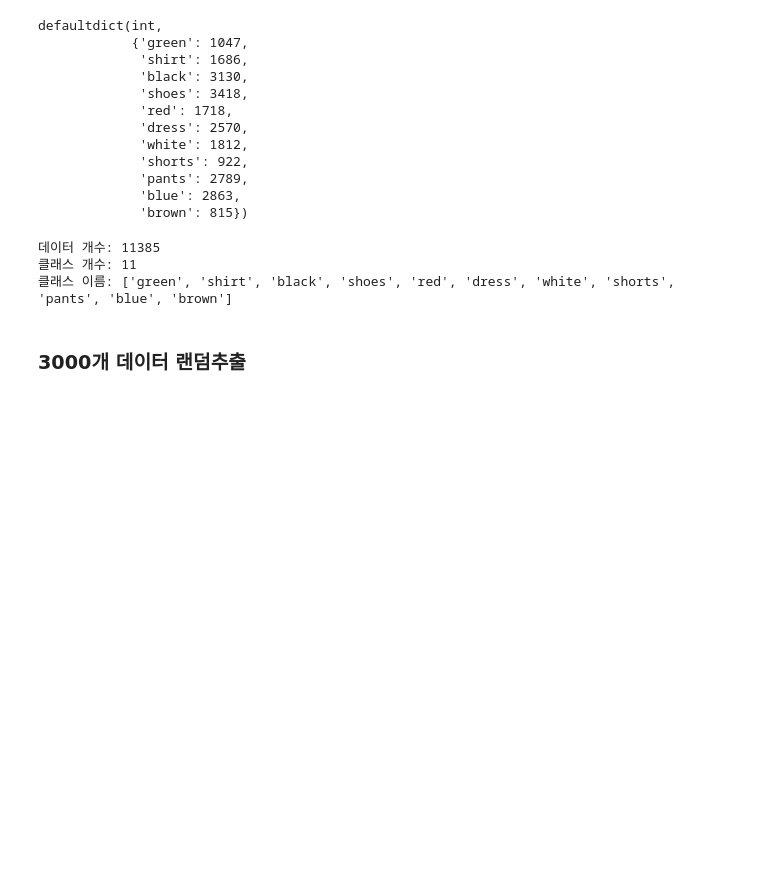
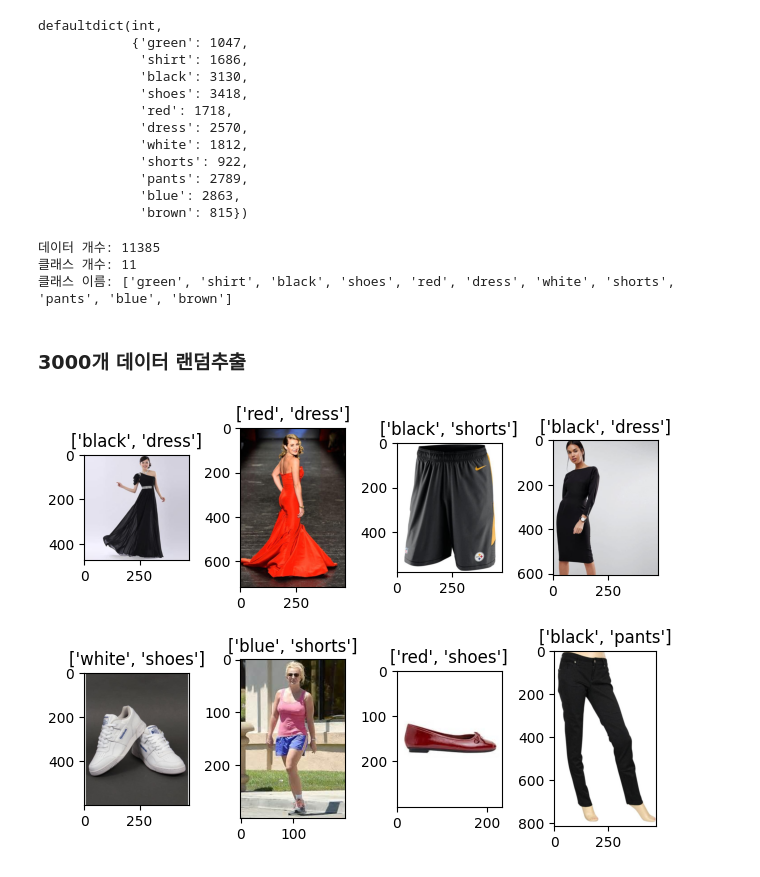
Before and after one commit to black940514/multi_lablel_class, a Jupyter notebook: cloth_classification.ipynb, the cells around one changed output. Cells and saved outputs as stored; diff of their text form; code cells hidden in the pictures; blank space fills up the shorter version.

```diff
--- a/cloth_classification.ipynb
+++ b/cloth_classification.ipynb
@@ -60,12 +60,12 @@ print(f'클래스 이름: {list(cls_map.keys())}')
 import random
 
 random.shuffle(annotations)
-annotations = annotations[:3000]
+annotations = annotations[:10000]
 # %%
 import matplotlib.pyplot as plt
 
 def draw_images(images, classes):
-    fig, axs = plt.subplots(3, 4)
+    fig, axs = plt.subplots(2, 4)
 
     for i, ax in enumerate(axs.flat):
         ax.imshow(images[i])
@@ -76,23 +76,24 @@ def draw_images(images, classes):
 # %%
 from PIL import Image
 import numpy as np
 import random
 
 random.shuffle(annotations)
 
 sample_images = []
 sample_classes = []
 sample_cnt = 0
-max_cnt = 12
+max_cnt = 8
 
 for annot in annotations:
     sample_classes.append(annot['classes'])
     image_path = os.path.join(data_root, annot['filepath'])
     image = Image.open(image_path).convert('RGB')
     sample_images.append(np.array(image))
     sample_cnt += 1
     if sample_cnt == max_cnt:
         break
 
-## 전체 데이터 샘플을 시각화 한다.
 draw_images(sample_images, sample_classes)
+# %% [output]
+[figure, added]
```
Also changed, not shown: parts of 26 cells of this notebook.
